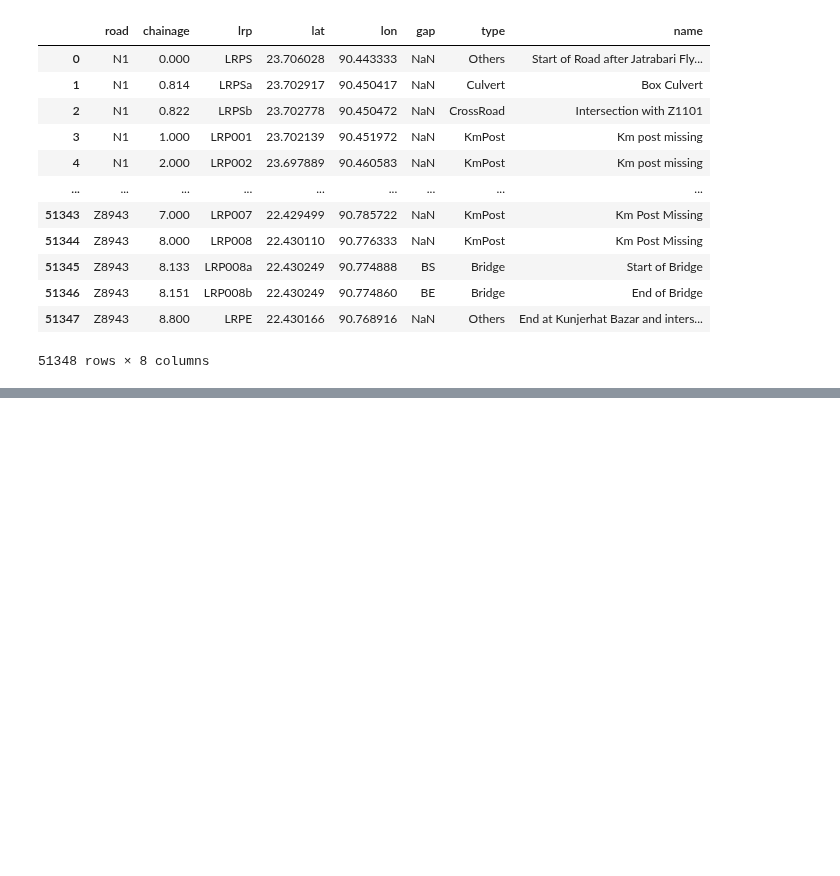
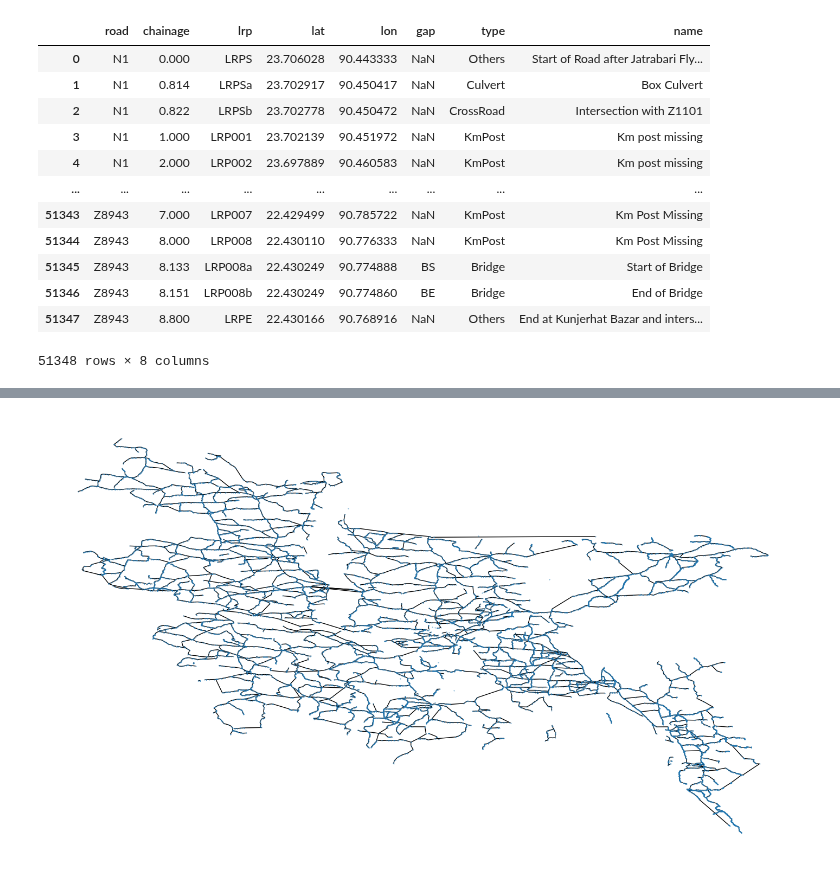
Before and after one commit to JulianvanRie/Advanced_Simulation_AS3, a Jupyter notebook: EPA133a-G2-A4/model/Sven_doet_dingen_A4.ipynb, the cells around one changed output, grey strips where cells are left out. Saved outputs shown, nothing was run; the diff lists cells and outputs as text; code cells hidden in the pictures; blank space fills up the shorter version.

```diff
--- a/EPA133a-G2-A4/model/Sven_doet_dingen_A4.ipynb
+++ b/EPA133a-G2-A4/model/Sven_doet_dingen_A4.ipynb
@@ -211,0 +250,12 @@ plt.show()
+# %%
+previous_node = None
+previous_base_road = None
+
+for index, row in df_filtered.iterrows():
+    current_base_road = row['base_road']
+
+    if previous_node is not None and previous_base_road == current_base_road:
+        G.add_edge(previous_node, index)
+
+    previous_node = index
+    previous_base_road = current_base_road
@@ -211,0 +285,8 @@ plt.show()
+# %%
+pos = nx.get_node_attributes(G, 'pos')
+plt.figure(figsize=(14, 8))
+# Draw the graph
+nx.draw(G, pos, node_size=0.1)  # Adjust node_size for better visibility
+plt.show()
+# %% [output]
+[figure, added]
```
Also changed, not shown: parts of 11 cells of this notebook, 3 other files.
